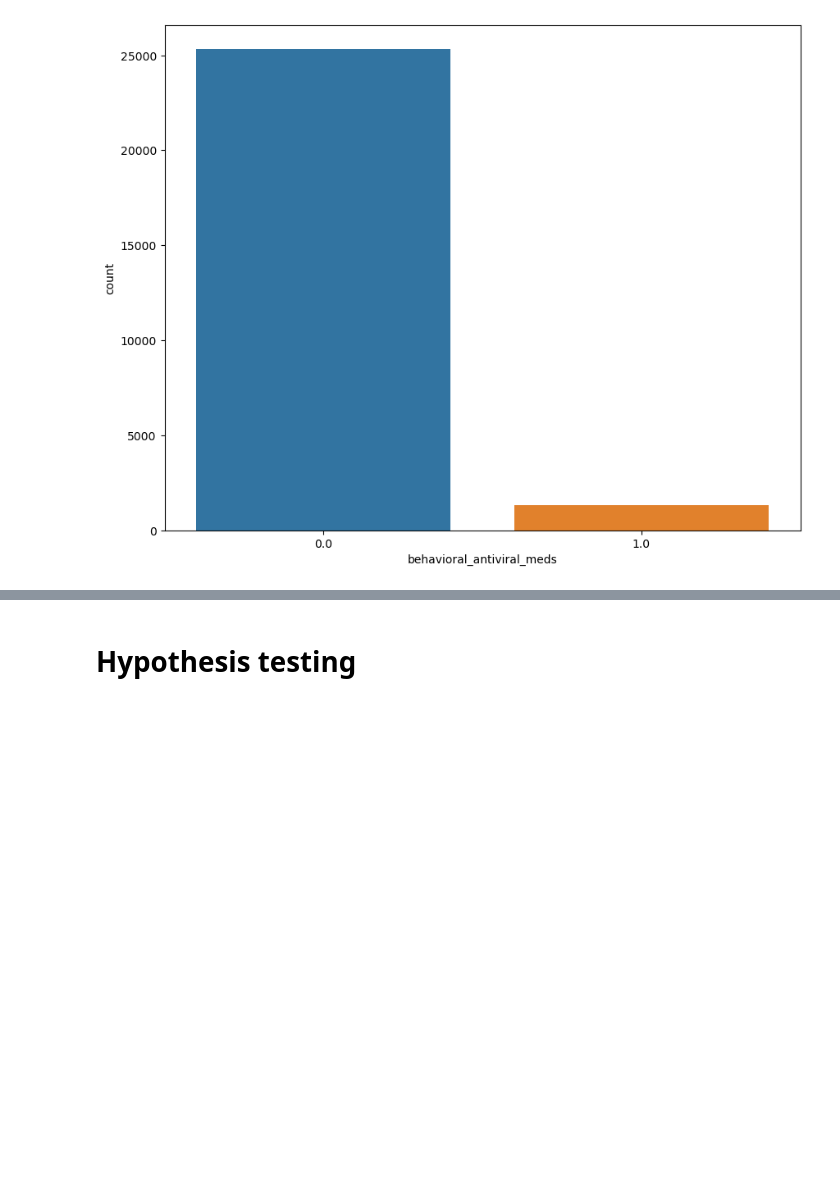
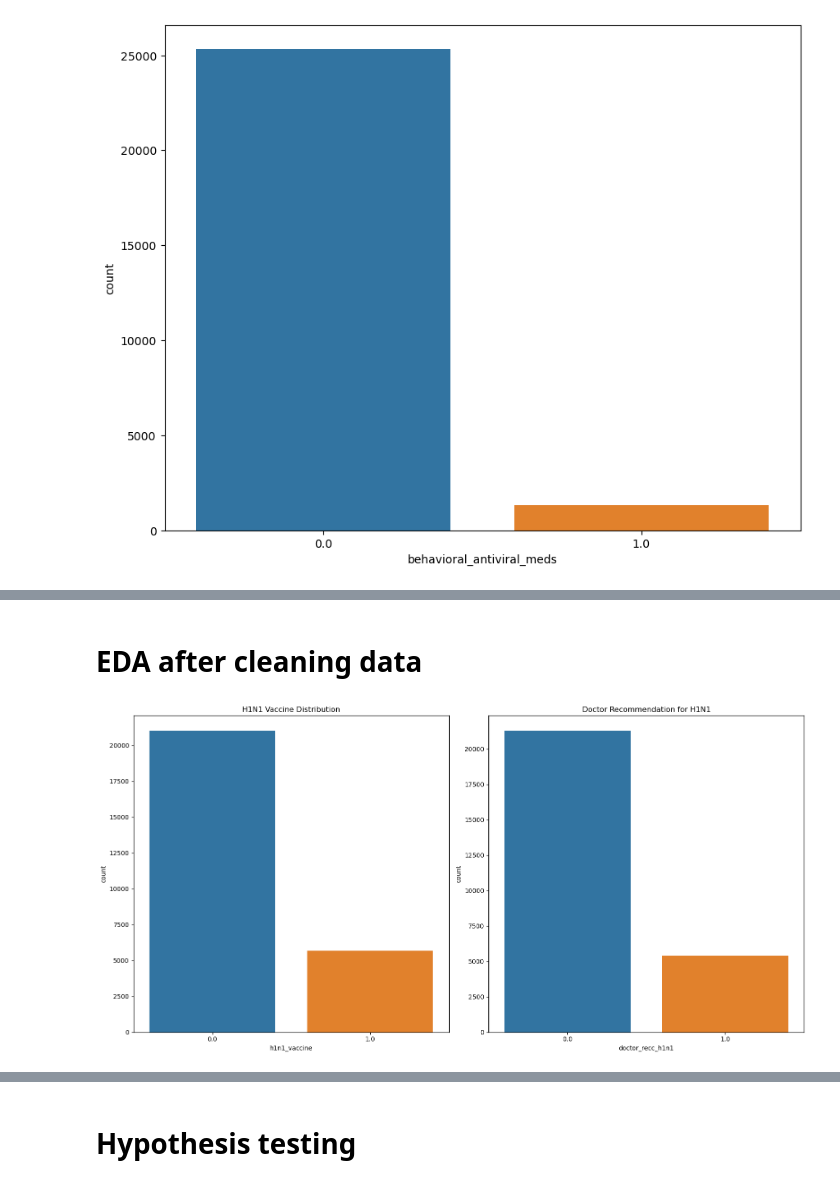
Before and after one commit to Angela-Mukulu-Mwanzia/H1N1-and-Seasonal-Flu-Vaccines, a Jupyter notebook: index.ipynb, the cells around one changed output, grey strips where cells are left out. Cells and saved outputs as stored; diff of their text form; code cells hidden in the pictures; blank space fills up the shorter version.

Commit message:
Data cleaning

```diff
--- a/index.ipynb
+++ b/index.ipynb
@@ -140,0 +174,9 @@ plt.show()
+# %%
+from sklearn.impute import SimpleImputer
+
+# Separate categorical and numerical columns
+categorical_cols = df.select_dtypes(include=['object']).columns
+
+# Imputer for categorical columns (mode)
+mode_imputer = SimpleImputer(strategy='most_frequent')
+df[categorical_cols] = mode_imputer.fit_transform(df[categorical_cols])
@@ -140,0 +185,13 @@ plt.show()
+# %%
+from sklearn.impute import SimpleImputer
+
+# Separate categorical and numerical columns
+numerical_cols = df.select_dtypes(include=['int64', 'float64']).columns
+
+# Imputer for numerical columns (median)
+median_imputer = SimpleImputer(strategy='median')
+df[numerical_cols] = median_imputer.fit_transform(df[numerical_cols])
+
+# Check if there are any remaining missing values
+remaining_missing = df.isnull().sum()
+remaining_missing[remaining_missing > 0]
@@ -140,0 +233,19 @@ plt.show()
+# %% [markdown]
+# EDA after cleaning data
+# %%
+# Create a figure with two subplots side by side
+fig, axes = plt.subplots(1, 2, figsize=(16, 8))
+
+# First plot: h1n1_vaccine
+sns.countplot(x="h1n1_vaccine", data=df, ax=axes[0])
+axes[0].set_title("H1N1 Vaccine Distribution")
+
+# Second plot: doctor_recc_h1n1
+sns.countplot(x="doctor_recc_h1n1", data=df, ax=axes[1])
+axes[1].set_title("Doctor Recommendation for H1N1")
+
+# Display the plots
+plt.tight_layout()
+plt.show()
+# %% [output]
+[figure, added]
```
Also changed, not shown: parts of 9 cells of this notebook.
